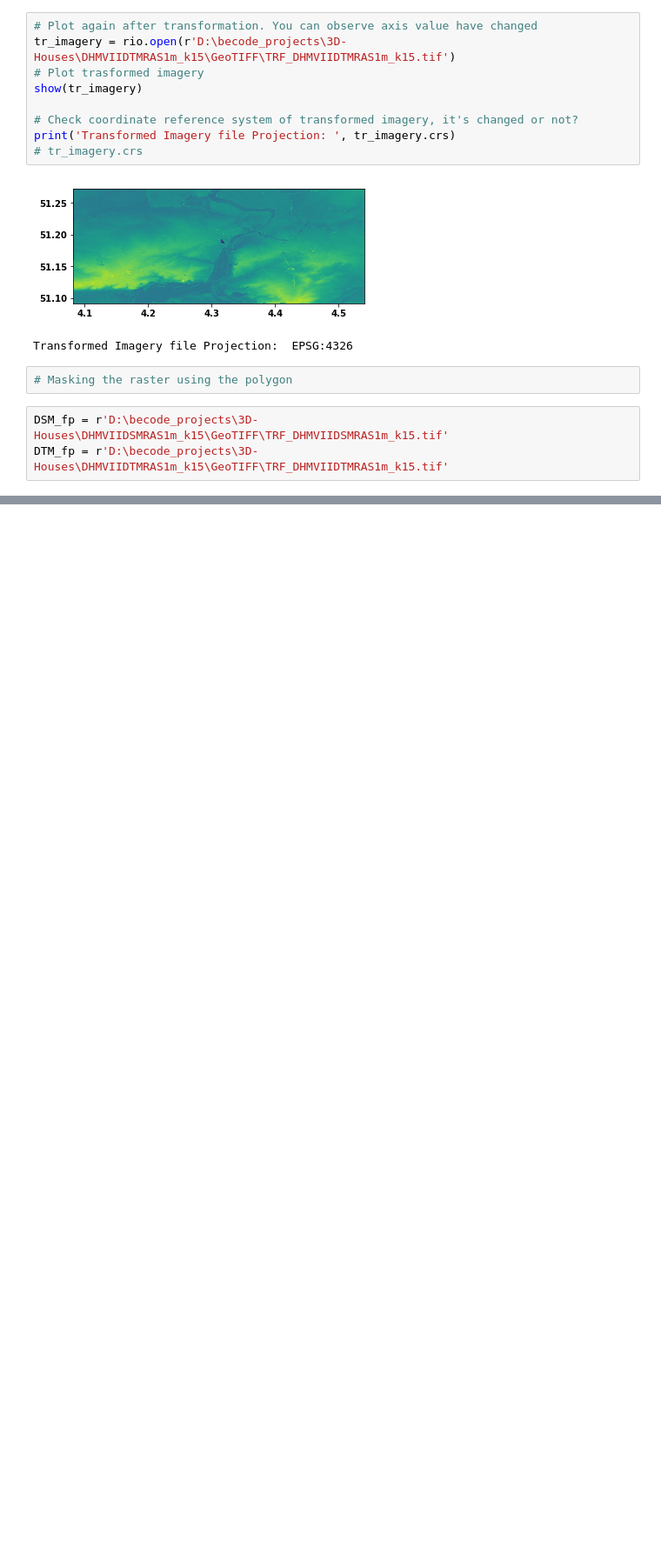
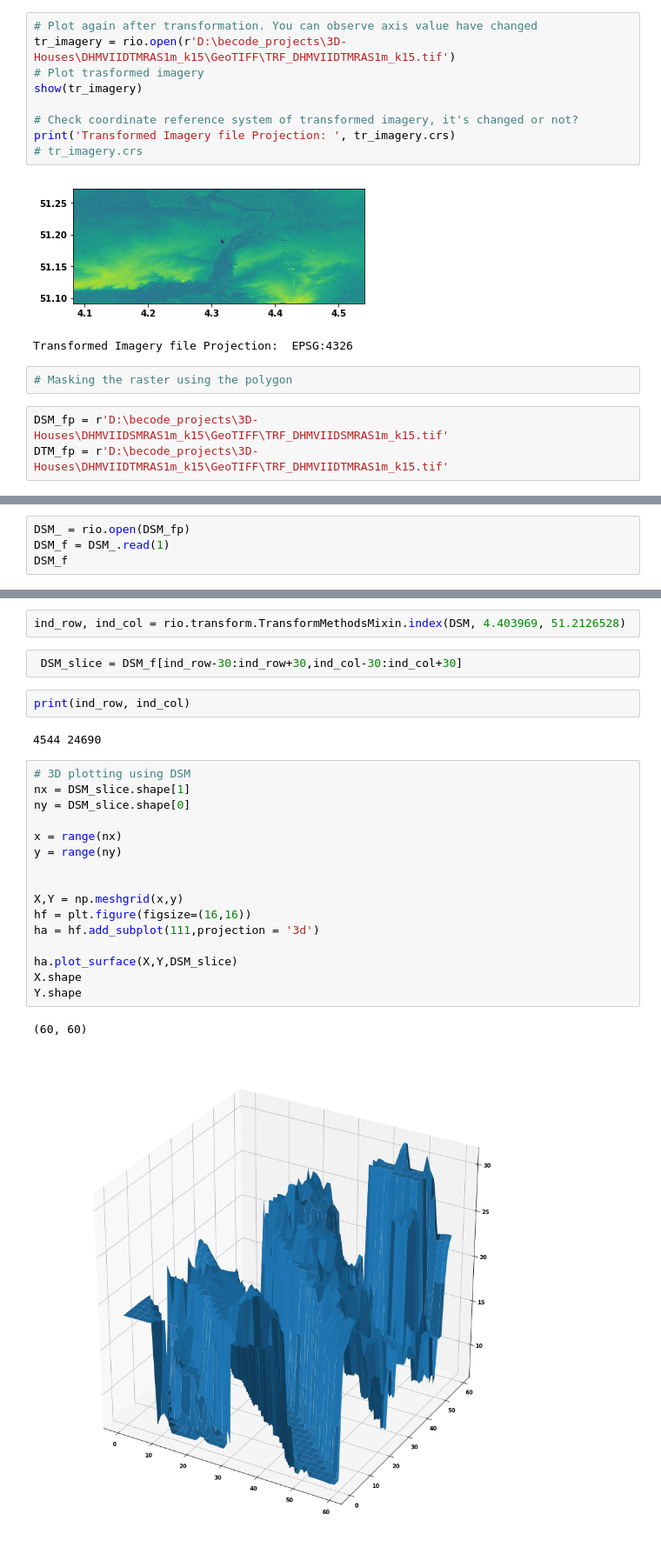
Before and after one commit to N1chelle/3D-Houses, a Jupyter notebook: Clipping the raster.ipynb, the cells around one changed output, grey strips where cells are left out. Shown: that part at 87% size. Saved outputs shown, nothing was run; the diff lists cells and outputs as text; blank space fills up the shorter version.

Commit message:
3D plotting using CHM array

```diff
--- a/Clipping the raster.ipynb
+++ b/Clipping the raster.ipynb
@@ -121,0 +161,4 @@ AttributeError: 'str' object has no attribute 'get'
+# %%
+DSM_ = rio.open(DSM_fp)
+DSM_f = DSM_.read(1)
+DSM_f
@@ -121,0 +174,27 @@ AttributeError: 'str' object has no attribute 'get'
+# %%
+ind_row, ind_col = rio.transform.TransformMethodsMixin.index(DSM, 4.403969, 51.2126528)
+# %%
+ DSM_slice = DSM_f[ind_row-30:ind_row+30,ind_col-30:ind_col+30]
+# %%
+print(ind_row, ind_col)
+# %% [output]
+4544 24690
+# %%
+# 3D plotting using DSM
+nx = DSM_slice.shape[1]
+ny = DSM_slice.shape[0]
+
+x = range(nx)
+y = range(ny)
+
+
+X,Y = np.meshgrid(x,y)
+hf = plt.figure(figsize=(16,16))
+ha = hf.add_subplot(111,projection = '3d')
+
+ha.plot_surface(X,Y,DSM_slice)
+X.shape
+Y.shape
+# %% [output]
+(60, 60)
+[figure, added]
```
Also changed, not shown: parts of 10 cells of this notebook.
